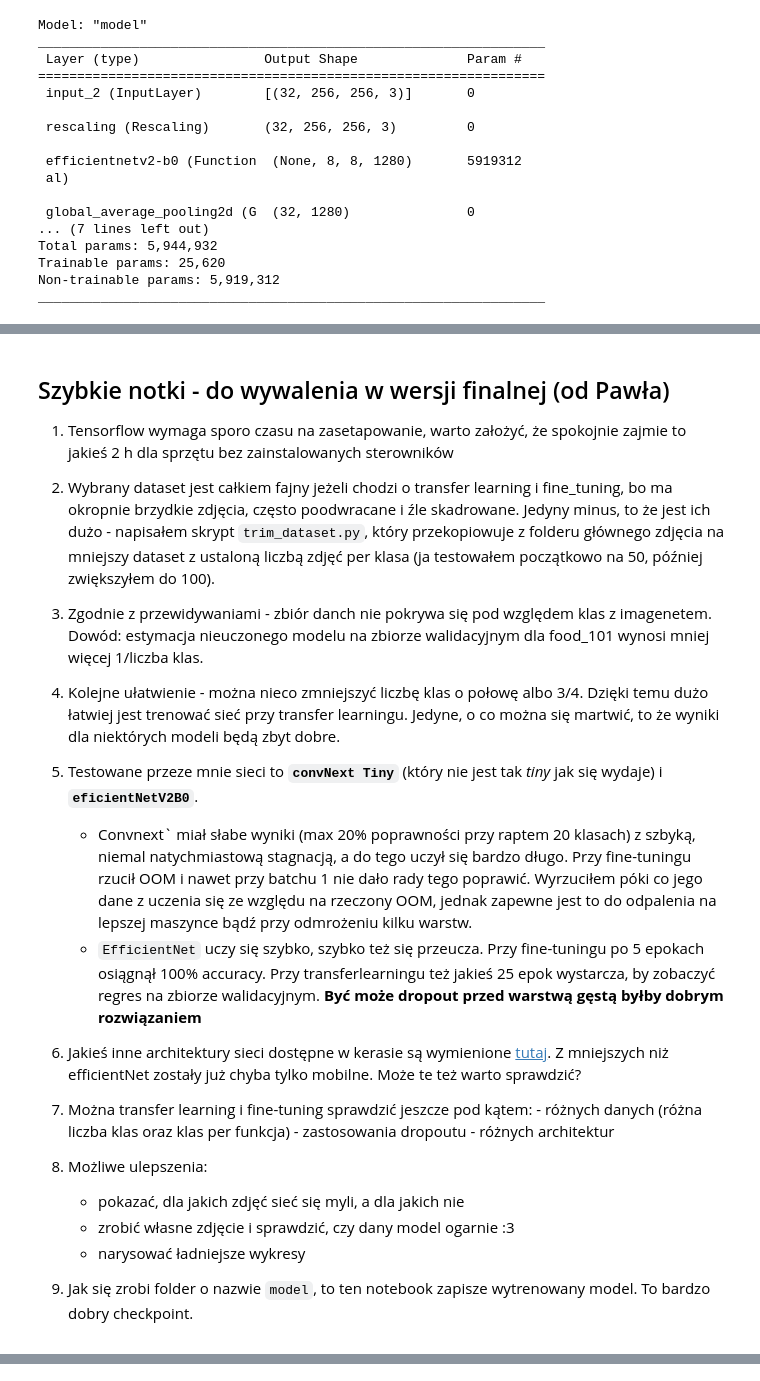
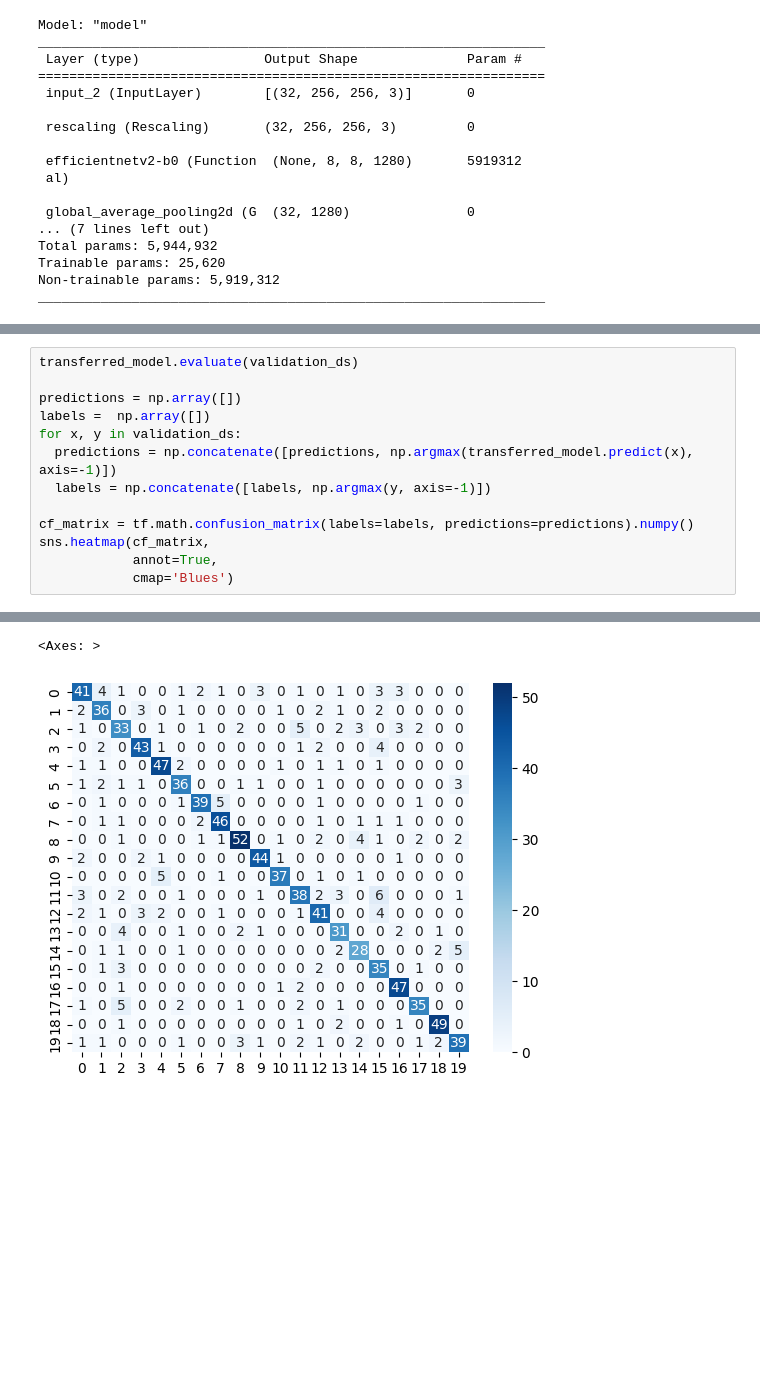
Before and after one commit to pkrucz00/wdzd_project, a Jupyter notebook: report.ipynb, the cells around one changed output, grey strips where cells are left out. Saved outputs shown, nothing was run; the diff lists cells and outputs as text; blank space fills up the shorter version.

```diff
--- a/report.ipynb
+++ b/report.ipynb
@@ -312,22 +338,14 @@ fine_tune(transferred_model)
-# %% [markdown]
-## Szybkie notki - do wywalenia w wersji finalnej (od Pawła)
-
-  1. Tensorflow wymaga sporo czasu na zasetapowanie, warto założyć, że spokojnie zajmie to jakieś 2 h dla sprzętu bez zainstalowanych sterowników
-  2. Wybrany dataset jest całkiem fajny jeżeli chodzi o transfer learning i fine_tuning, bo ma okropnie brzydkie zdjęcia, często poodwracane i źle skadrowane. Jedyny minus, to że jest ich dużo - napisałem skrypt `trim_dataset.py`, który przekopiowuje z folderu głównego zdjęcia na mniejszy dataset z ustaloną liczbą zdjęć per klasa (ja testowałem początkowo na 50, później zwiększyłem do 100).
-  3. Zgodnie z przewidywaniami - zbiór danch nie pokrywa się pod względem klas z imagenetem. Dowód: estymacja nieuczonego modelu na zbiorze walidacyjnym dla food_101 wynosi mniej więcej 1/liczba klas.
-  4. Kolejne ułatwienie - można nieco zmniejszyć liczbę klas o połowę albo 3/4. Dzięki temu dużo łatwiej jest trenować sieć przy transfer learningu. Jedyne, o co można się martwić, to że wyniki dla niektórych modeli będą zbyt dobre.
-  5. Testowane przeze mnie sieci to **`convNext Tiny`** (który nie jest tak *tiny* jak się wydaje) i **`eficientNetV2B0`**.
-     - Convnext` miał słabe wyniki (max 20% poprawności przy raptem 20 klasach) z szbyką, niemal natychmiastową stagnacją, a do tego uczył się bardzo długo. Przy fine-tuningu rzucił OOM i nawet przy batchu 1 nie dało rady tego poprawić. Wyrzuciłem póki co jego dane z uczenia się ze względu na rzeczony OOM, jednak zapewne jest to do odpalenia na lepszej maszynce bądź przy odmrożeniu kilku warstw.
-     - `EfficientNet` uczy się szybko, szybko też się przeucza. Przy fine-tuningu po 5 epokach osiągnął 100% accuracy. Przy transferlearningu też jakieś 25 epok wystarcza, by zobaczyć regres na zbiorze walidacyjnym. **Być może dropout przed warstwą gęstą byłby dobrym rozwiązaniem**
-
-  6. Jakieś inne architektury sieci dostępne w kerasie są wymienione [tutaj](https://keras.io/api/applications/). Z mniejszych niż efficientNet zostały już chyba tylko mobilne. Może te też warto sprawdzić?
-  7. Można transfer learning i fine-tuning sprawdzić jeszcze pod kątem:
-    -  różnych danych (różna liczba klas oraz klas per funkcja)
-    -  zastosowania dropoutu
-    - różnych architektur
-
-  8. Możliwe ulepszenia:
-     - pokazać, dla jakich zdjęć sieć się myli, a dla jakich nie
-     - zrobić własne zdjęcie i sprawdzić, czy dany model ogarnie :3
-     - narysować ładniejsze wykresy
-  9. Jak się zrobi folder o nazwie `model`, to ten notebook zapisze wytrenowany model. To bardzo dobry checkpoint.
+# %%
+transferred_model.evaluate(validation_ds)
+
+predictions = np.array([])
+labels =  np.array([])
+for x, y in validation_ds:
+  predictions = np.concatenate([predictions, np.argmax(transferred_model.predict(x), axis=-1)])
+  labels = np.concatenate([labels, np.argmax(y, axis=-1)])
+
+cf_matrix = tf.math.confusion_matrix(labels=labels, predictions=predictions).numpy()
+sns.heatmap(cf_matrix,
+            annot=True,
+            cmap='Blues')
+# %% [output]
@@ -333,0 +369,2 @@ fine_tune(transferred_model)
+<Axes: >
+[figure, added]
```
Also changed, not shown: parts of 33 cells of this notebook.
